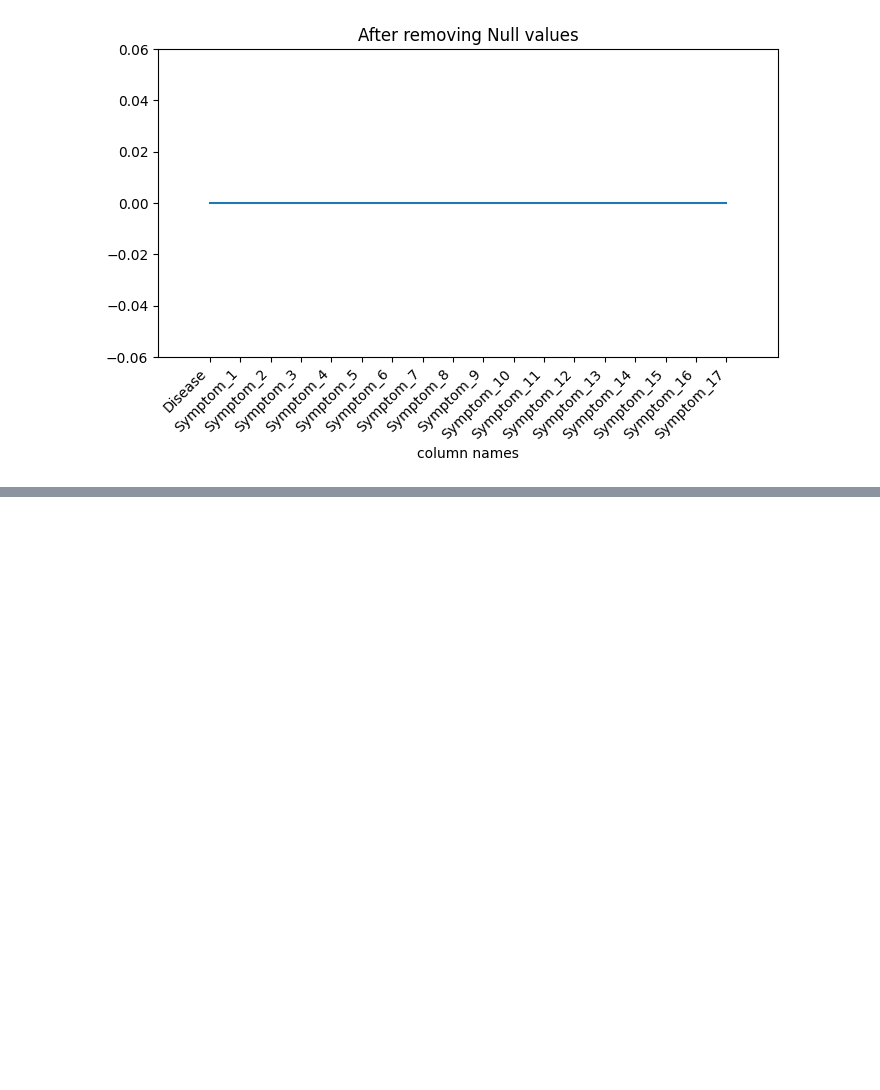
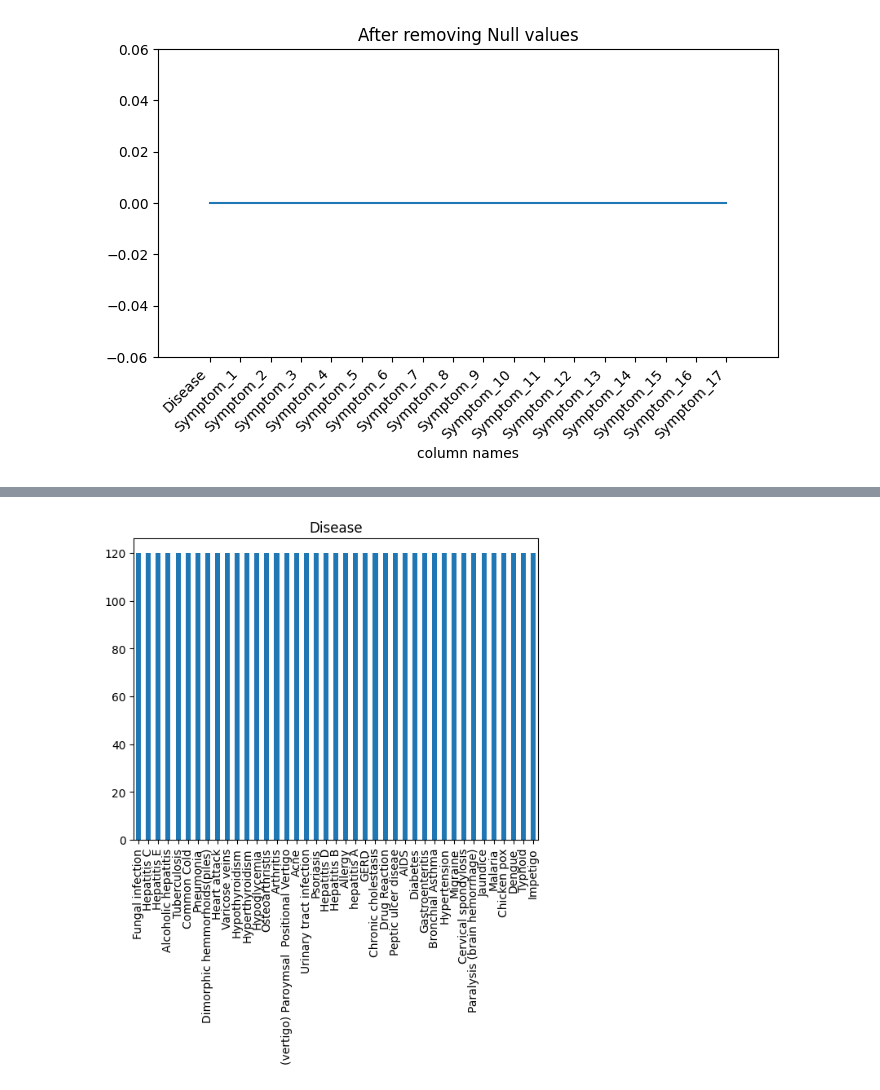
Before and after one commit to DKAbir111/Artificial-Intelligence, a Jupyter notebook: Human_Disease_Prediction__EDA_Final_Year_Research_Project.ipynb, the cells around one changed output, grey strips where cells are left out. Drawn from its saved outputs; the diff is of its cells as text; code cells hidden in the pictures; blank space fills up the shorter version.

```diff
--- a/Human_Disease_Prediction__EDA_Final_Year_Research_Project.ipynb
+++ b/Human_Disease_Prediction__EDA_Final_Year_Research_Project.ipynb
@@ -332,0 +356,9 @@ plt.show()
+# %%
+# Function to plot a bar graph of value counts for a given feature
+def bar_graph(feature):
+    df[feature].value_counts().plot(kind="bar")
+# %%
+plt.title("Disease")# Setting the title for the bar graph
+bar_graph('Disease')# Calling the bar_graph function to plot value counts for the 'Disease' column
+# %% [output]
+[figure, added]
```
Also changed, not shown: parts of 64 cells of this notebook.
